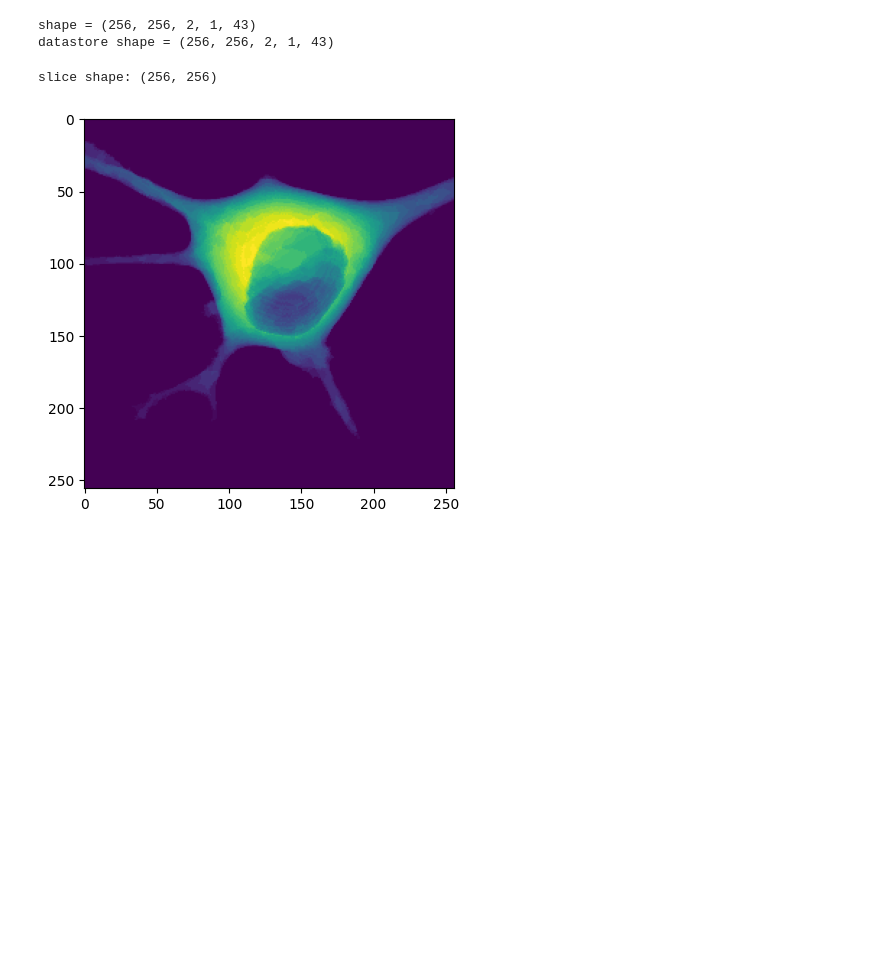
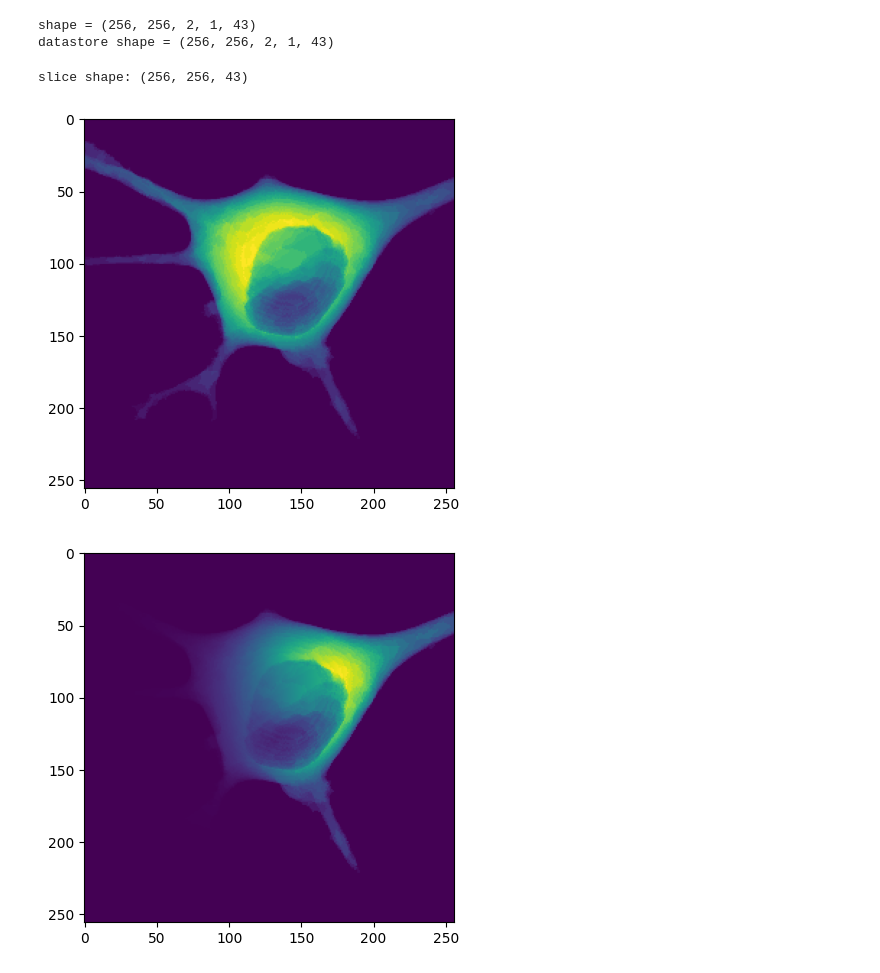
Before and after one commit to virtualcell/pyvcell, a Jupyter notebook: examples/notebooks/_internal_n5_download_demo.ipynb, the cells around one changed output. Drawn from its saved outputs; the diff is of its cells as text; code cells hidden in the pictures; blank space fills up the shorter version.

```diff
--- a/examples/notebooks/_internal_n5_download_demo.ipynb
+++ b/examples/notebooks/_internal_n5_download_demo.ipynb
@@ -23,11 +23,14 @@ assert dataset.shape == (256, 256, 2, 1, 43)
 shape = (256, 256, 2, 1, 43)
 datastore shape = (256, 256, 2, 1, 43)
 # %%
-data: np.ndarray = dataset[:,:,0,0,0].read().result()
+data: np.ndarray = dataset[:,:,0,0,:].read().result()
 print("slice shape:", data.shape)
 
-plt.imshow(data)
+plt.imshow(data[:,:,0])
 plt.show()
+plt.imshow(data[:,:,42])
+plt.show()
 # %% [output]
-slice shape: (256, 256)
+slice shape: (256, 256, 43)
 [figure]
+[figure, added]
```
Also changed, not shown: 2 other files.
